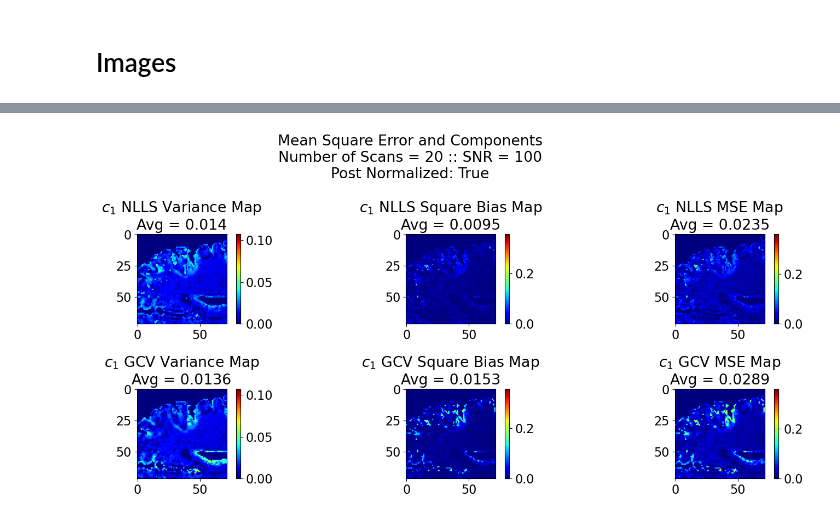
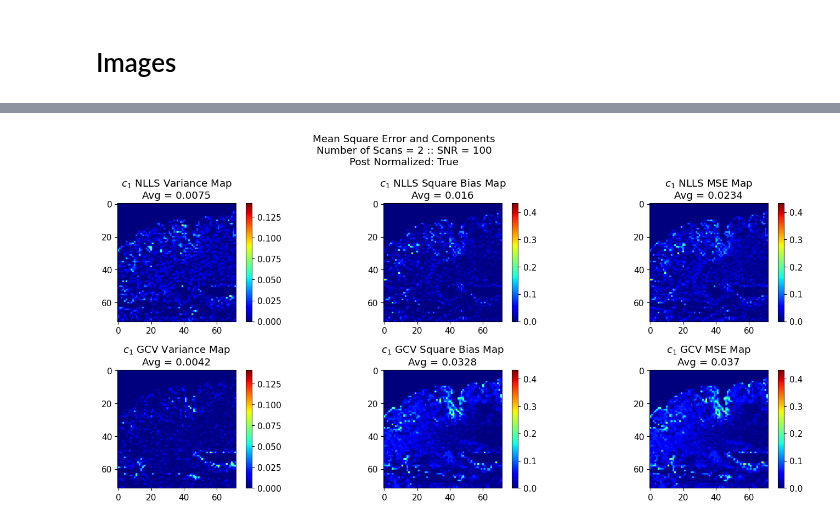
Before and after one commit to Griffin997/Regularization, a Jupyter notebook: EstimateP_ProcessExperiments.ipynb, the cells around one changed output, grey strips where cells are left out. Drawn from its saved outputs; the diff is of its cells as text; code cells hidden in the pictures.

```diff
--- a/EstimateP_ProcessExperiments.ipynb
+++ b/EstimateP_ProcessExperiments.ipynb
@@ -306,7 +306,7 @@ def pull_GCV(est_combos, RSS_combos, lambda_array):
 # %%
 def prepare_data(n_iterations, series_tag, n_v = n_vert, n_h = n_hori, n_lam = n_lambdas):
 
-    n_par = 5 #Change this if there is a number of paramters issue
+    n_par = 4 #Change this if there is a number of paramters issue
 
     all_GCV_estimates = np.zeros((n_iterations, n_v, n_h, n_par))
     all_GCV_curves = np.zeros((n_iterations, n_v, n_h, n_lam))
@@ -364,5 +364,6 @@ def prepare_data(n_iterations, series_tag, n_v = n_vert, n_h = n_hori, n_lam = n
 # %% [markdown]
 # Generate Data Sets
 # %%
-all_nonreg_estimates, all_reg_estimates, all_RSS, all_GCV_estimates, all_GCV_lambdas, all_GCV_curves, all_data = prepare_data(n_iterations, series_tag)
+n_iter_input = 2 #n_iterations
+all_nonreg_estimates, all_reg_estimates, all_RSS, all_GCV_estimates, all_GCV_lambdas, all_GCV_curves, all_data = prepare_data(n_iter_input, series_tag)
 # %% [output]
@@ -528,0 +658,24 @@ plt.show()
+# %%
+plt.rc('font', size  = 11)
+fig, ax = plt.subplots(figsize = (9, 5), tight_layout=True)
+fig.suptitle(f"MB PatchWork Number Plot")
+imc1 = ax.imshow(patchwork_count_array, cmap = 'Oranges', vmin = 0, vmax = 1.2*np.max(patchwork_count_array))
+
+ax.set_xticks(np.arange(-0.5, len(T22_range)-1, 1))
+ax.set_yticks(np.arange(-0.5, len(T21_range)-1, 1))
+ax.set_xticklabels(T22_range)
+ax.set_yticklabels(T21_range)
+ax.set_xlabel(r'$T_{22}$')
+ax.set_ylabel(r'$T_{21}$')
+
+total_brain_spots = int(np.sum(patchwork_count_array))
+
+for i in range(len(T22_range)-1):
+    for j in range(len(T21_range)-1):
+        text = ax.text(i, j-0.3, str(int(patchwork_count_array[j,i])), ha="center", va="center", color="black", weight = "bold")
+        text2 = ax.text(i, j, 'of', ha="center", va="center", color="black")
+        text3 = ax.text(i, j + 0.3, str(total_brain_spots), ha="center", va="center", color="black")
+
+print(f"{int(np.sum(slice_c1 > 0))} total brain pixels")
+print(f"{total_brain_spots} pixels included in analysis")
+print(f"{int(np.sum(slice_c1 > 0)) - total_brain_spots} unbinned")
@@ -591,6 +750,7 @@ for i_point in range(np.size(test_pointsX)):
     point_X = test_pointsX[i_point]
     point_Y = test_pointsY[i_point]
 
+    plt.rc('font', size  = 11)
     fig, ax = plt.subplots(2,2, figsize=(8,6), tight_layout=True)
     fig.suptitle(f'Regularized Parameter Value for Point ({point_X}, {point_Y})\nIteration {iter_oi+1} of {n_iterations} :: Noised brain SNR = {np.round(SNR_array[iter_oi],2)}')
     for i in range(4):
@@ -678,44 +935,35 @@ plt.show()
 # %%
-params_oi = [0]        #We are primarily interested in c1 which makes the 0th parameter the interesting one
-
-varMap_NLLS = np.var(all_nonreg_estimates, axis = 0)
-varMap_GCV = np.var(all_GCV_estimates, axis = 0)
-
-sqbMap_NLLS = (np.mean(all_nonreg_estimates, axis = 0) - gs_nonreg_estimates)**2
-sqbMap_GCV = (np.mean(all_GCV_estimates, axis = 0) - gs_nonreg_estimates)**2
-
-MSEMap_NLLS = varMap_NLLS + sqbMap_NLLS
-MSEMap_GCV = varMap_GCV + sqbMap_GCV
-
+### MSE Component Maps - Full Brain
 for param_oi in params_oi:
 
+    plt.rc('font', size  = 11)
     fig, ax = plt.subplots(2,3,figsize=(15,7),tight_layout=True)
     fig.suptitle('Mean Square Error and Components' + f'\nNumber of Scans = {n_iterations} :: SNR = {SNR_goal}\nPost Normalized: {post_normalize_data}' )
 
     pNLLS = ax[0,0].imshow(varMap_NLLS[:,:,param_oi], cmap = 'jet', vmin=0, vmax=1.25*np.max([varMap_NLLS[:,:,param_oi],varMap_GCV[:,:,param_oi]]))
     fig.colorbar(pNLLS,ax=ax[0,0], fraction=0.046, pad=0.04)
     ax[0,0].set_title(param_name_list[param_oi] + ' NLLS Variance Map' + '\nAvg = ' + str(round(np.mean(varMap_NLLS[:,:,param_oi][c1_ref!=0]),4)))
 
     pGCV = ax[1,0].imshow(varMap_GCV[:,:,param_oi], cmap = 'jet', vmin=0, vmax=1.25*np.max([varMap_NLLS[:,:,param_oi],varMap_GCV[:,:,param_oi]]))
     fig.colorbar(pGCV,ax=ax[1,0], fraction=0.046, pad=0.04)
     ax[1,0].set_title(param_name_list[param_oi] + ' GCV Variance Map' + '\nAvg = ' + str(round(np.mean(varMap_GCV[:,:,param_oi][c1_ref!=0]),4)))
 
     pNLLS = ax[0,1].imshow(sqbMap_NLLS[:,:,param_oi], cmap = 'jet', vmin=0, vmax=1.25*np.max([sqbMap_NLLS[:,:,param_oi],sqbMap_GCV[:,:,param_oi]]))
     fig.colorbar(pNLLS,ax=ax[0,1], fraction=0.046, pad=0.04)
     ax[0,1].set_title(param_name_list[param_oi] + ' NLLS Square Bias Map' + '\nAvg = ' + str(round(np.mean(sqbMap_NLLS[:,:,param_oi][c1_ref!=0]),4)))
 
     pGCV = ax[1,1].imshow(sqbMap_GCV[:,:,param_oi], cmap = 'jet', vmin=0, vmax=1.25*np.max([sqbMap_NLLS[:,:,param_oi],sqbMap_GCV[:,:,param_oi]]))
     fig.colorbar(pGCV,ax=ax[1,1], fraction=0.046, pad=0.04)
     ax[1,1].set_title(param_name_list[param_oi] + ' GCV Square Bias Map' + '\nAvg = ' + str(round(np.mean(sqbMap_GCV[:,:,param_oi][c1_ref!=0]),4)))
 
     pNLLS = ax[0,2].imshow(MSEMap_NLLS[:,:,param_oi], cmap = 'jet', vmin=0, vmax=1.25*np.max([MSEMap_NLLS[:,:,param_oi],MSEMap_GCV[:,:,param_oi]]))
     fig.colorbar(pNLLS,ax=ax[0,2], fraction=0.046, pad=0.04)
     ax[0,2].set_title(param_name_list[param_oi] + ' NLLS MSE Map' + '\nAvg = ' + str(round(np.mean(MSEMap_NLLS[:,:,param_oi][c1_ref!=0]),4)))
 
     pGCV = ax[1,2].imshow(MSEMap_GCV[:,:,param_oi], cmap = 'jet', vmin=0, vmax=1.25*np.max([MSEMap_NLLS[:,:,param_oi],MSEMap_GCV[:,:,param_oi]]))
     fig.colorbar(pGCV,ax=ax[1,2], fraction=0.046, pad=0.04)
     ax[1,2].set_title(param_name_list[param_oi] + ' GCV MSE Map' + '\nAvg = ' + str(round(np.mean(MSEMap_GCV[:,:,param_oi][c1_ref!=0]),4)))
 
     plt.show()
 # %% [output]
-[figure, old version]
+[figure, new version]
```
Also changed, not shown: parts of 32 cells of this notebook.
